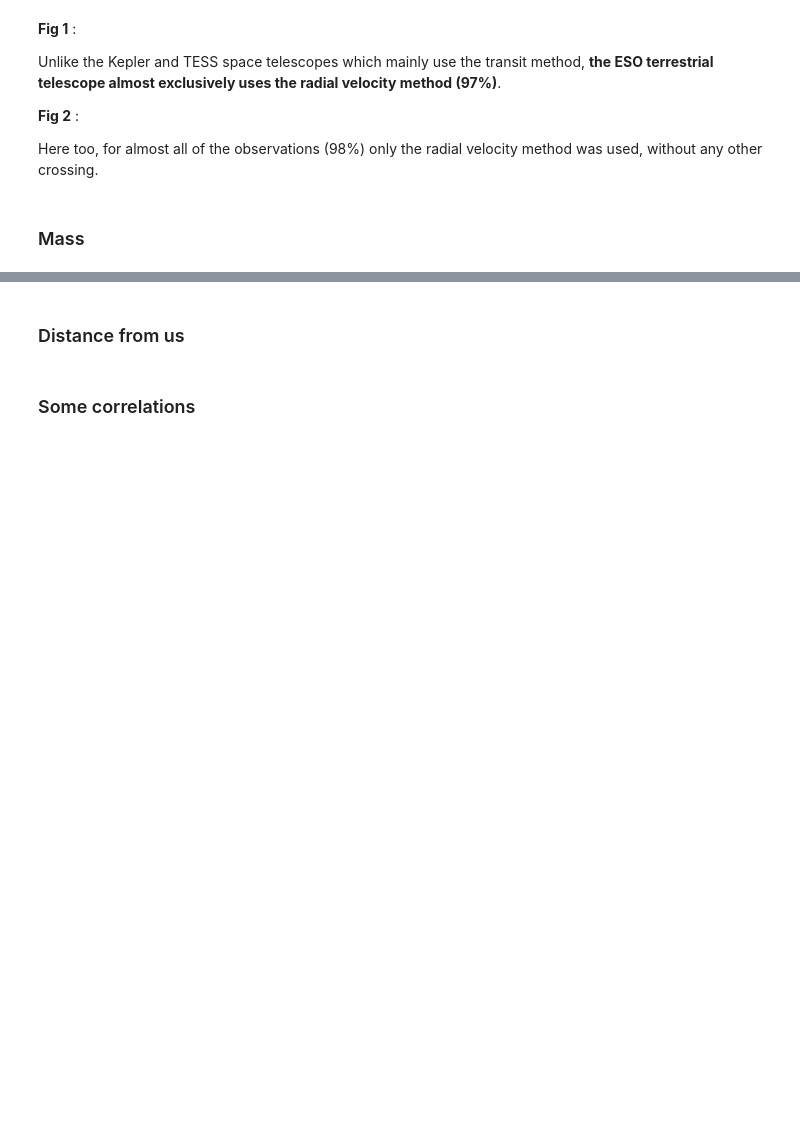
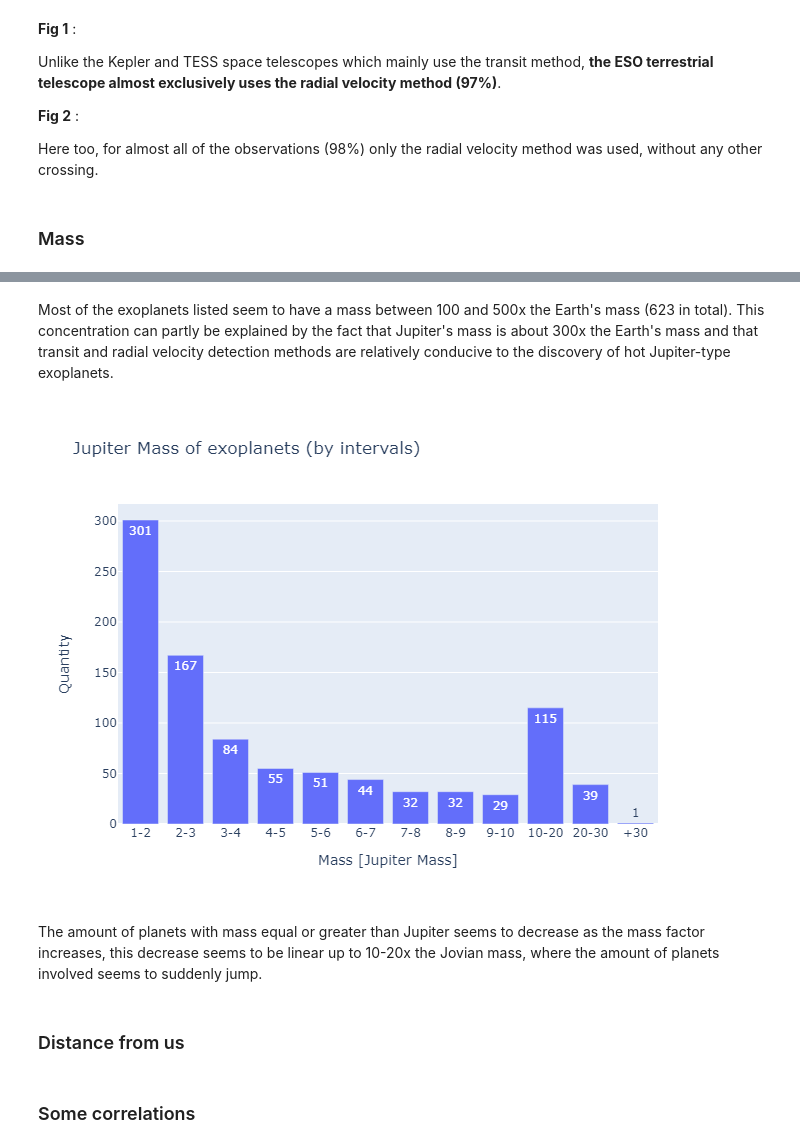
Before and after one commit to Kartmaan/Exoplanets, a Jupyter notebook: exoplanets.ipynb, the cells around one changed output, grey strips where cells are left out. Drawn from its saved outputs; the diff is of its cells as text; code cells hidden in the pictures; blank space fills up the shorter version.

```diff
--- a/exoplanets.ipynb
+++ b/exoplanets.ipynb
@@ -753,3 +761,17 @@ Here too, for almost all of the observations (98%) only the radial velocity meth
+# %% [markdown]
+Most of the exoplanets listed seem to have a mass between 100 and 500x the Earth's mass (623 in total). This concentration can partly be explained by the fact that Jupiter's mass is about 300x the Earth's mass and that transit and radial velocity detection methods are relatively conducive to the discovery of hot Jupiter-type exoplanets.
+# %%
+mass = df['pl_bmassj']
+splits = [[1,2], [2,3], [3,4], [4,5], [5,6], [6,7], [7,8],
+        [8,9], [9,10], [10,20], [20,30]]
+
+plot_split(mass, x_label='Mass [Jupiter Mass]',
+y_label='Quantity', title='Jupiter Mass of exoplanets (by intervals)',
+show_sup=True, splits=splits, kind='bar')
+# %% [output]
+[figure, added]
+# %% [markdown]
+The amount of planets with mass equal or greater than Jupiter seems to decrease as the mass factor increases, this decrease seems to be linear up to 10-20x the Jovian mass, where the amount of planets involved seems to suddenly jump.
 # %% [markdown]
 ### Distance from us
 # %% [markdown]
```
Also changed, not shown: parts of 2 cells of this notebook, 1 other file.
